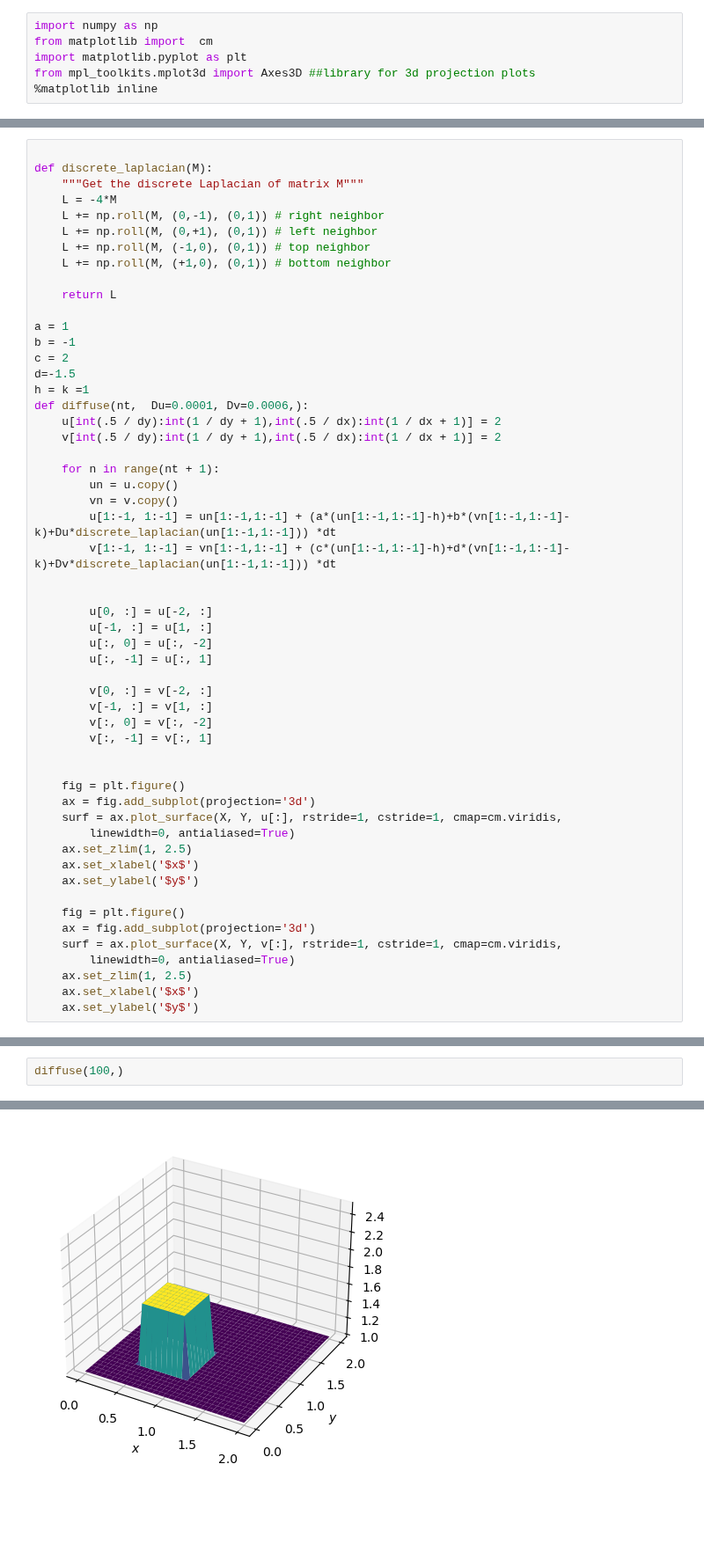
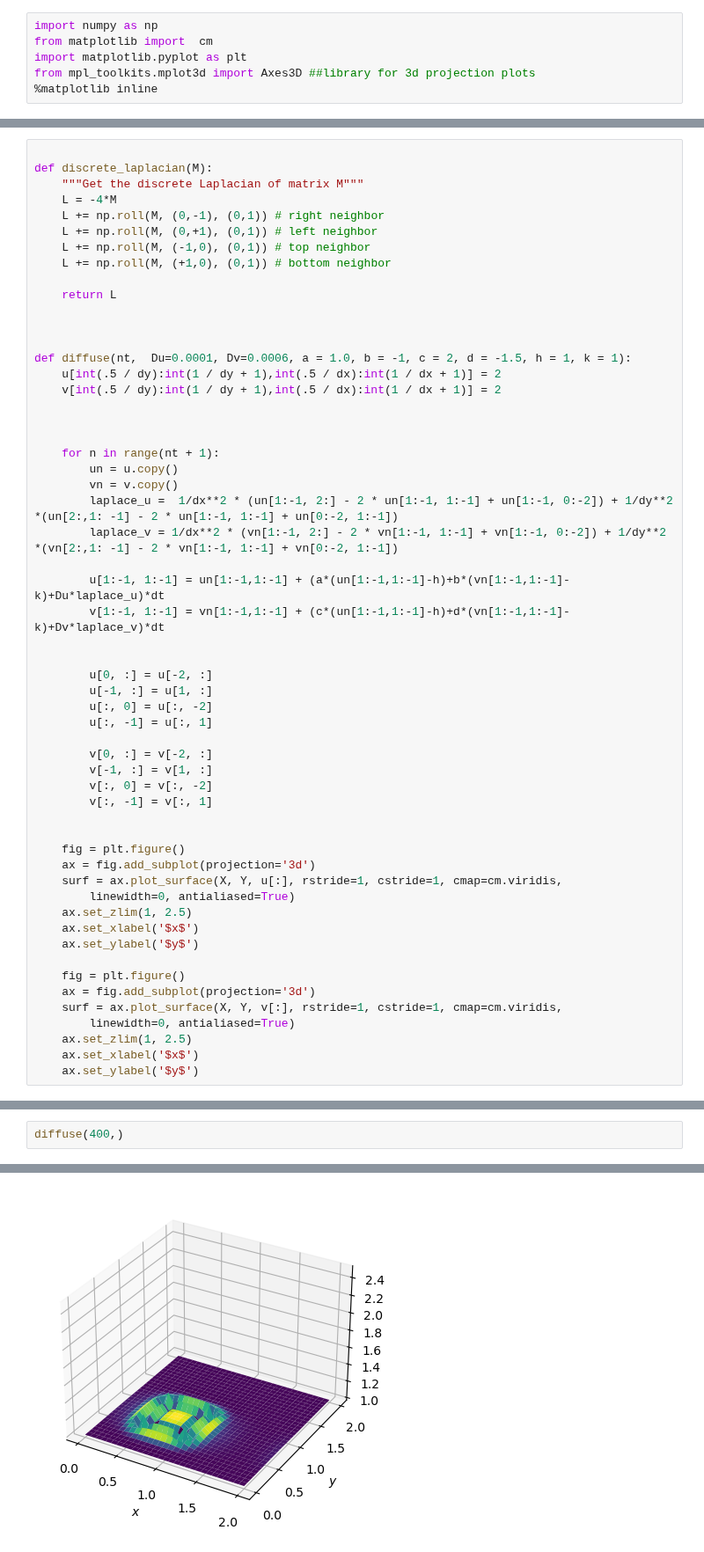
Before and after one commit to ZilD117/Comp-Physics, a Jupyter notebook: oregonator.ipynb, the cells around one changed output, grey strips where cells are left out. Shown at 88% size. Drawn from its saved outputs; the diff is of its cells as text; blank space fills up the shorter version.

```diff
--- a/oregonator.ipynb
+++ b/oregonator.ipynb
@@ -84,20 +84,22 @@ def discrete_laplacian(M):
 
     return L
 
-a = 1
-b = -1
-c = 2
-d=-1.5
-h = k =1
-def diffuse(nt,  Du=0.0001, Dv=0.0006,):
+
+
+def diffuse(nt,  Du=0.0001, Dv=0.0006, a = 1.0, b = -1, c = 2, d = -1.5, h = 1, k = 1):
     u[int(.5 / dy):int(1 / dy + 1),int(.5 / dx):int(1 / dx + 1)] = 2
     v[int(.5 / dy):int(1 / dy + 1),int(.5 / dx):int(1 / dx + 1)] = 2
+
+
 
     for n in range(nt + 1):
         un = u.copy()
         vn = v.copy()
-        u[1:-1, 1:-1] = un[1:-1,1:-1] + (a*(un[1:-1,1:-1]-h)+b*(vn[1:-1,1:-1]-k)+Du*discrete_laplacian(un[1:-1,1:-1])) *dt
-        v[1:-1, 1:-1] = vn[1:-1,1:-1] + (c*(un[1:-1,1:-1]-h)+d*(vn[1:-1,1:-1]-k)+Dv*discrete_laplacian(un[1:-1,1:-1])) *dt
+        laplace_u =  1/dx**2 * (un[1:-1, 2:] - 2 * un[1:-1, 1:-1] + un[1:-1, 0:-2]) + 1/dy**2 *(un[2:,1: -1] - 2 * un[1:-1, 1:-1] + un[0:-2, 1:-1])
+        laplace_v = 1/dx**2 * (vn[1:-1, 2:] - 2 * vn[1:-1, 1:-1] + vn[1:-1, 0:-2]) + 1/dy**2 *(vn[2:,1: -1] - 2 * vn[1:-1, 1:-1] + vn[0:-2, 1:-1])
+
+        u[1:-1, 1:-1] = un[1:-1,1:-1] + (a*(un[1:-1,1:-1]-h)+b*(vn[1:-1,1:-1]-k)+Du*laplace_u)*dt
+        v[1:-1, 1:-1] = vn[1:-1,1:-1] + (c*(un[1:-1,1:-1]-h)+d*(vn[1:-1,1:-1]-k)+Dv*laplace_v)*dt
 
 
         u[0, :] = u[-2, :]
@@ -129,3 +136,3 @@ def diffuse(nt,  Du=0.0001, Dv=0.0006,):
 # %%
-diffuse(100,)
+diffuse(400,)
 # %% [output]
@@ -150 +140 @@ diffuse(100,)
-[figure, old version]
+[figure, new version]
```
Also changed, not shown: parts of 2 cells of this notebook.
